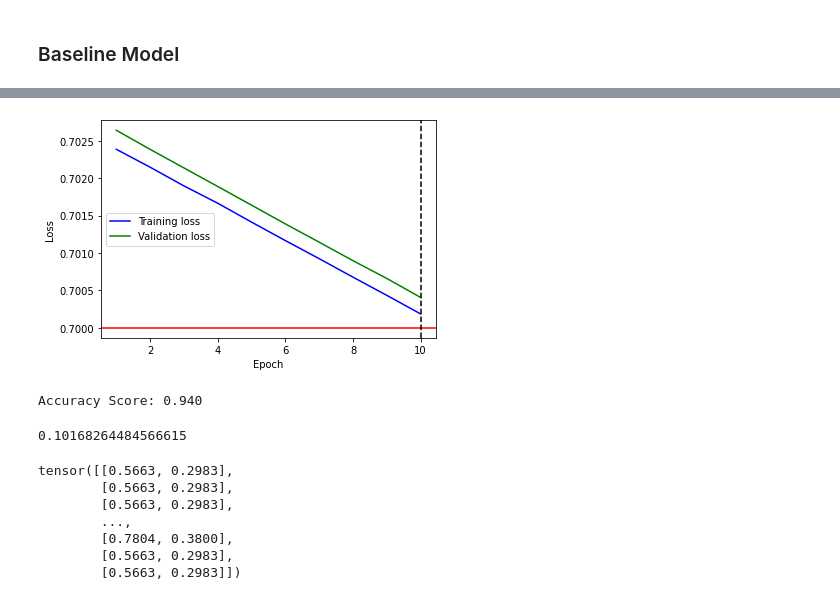
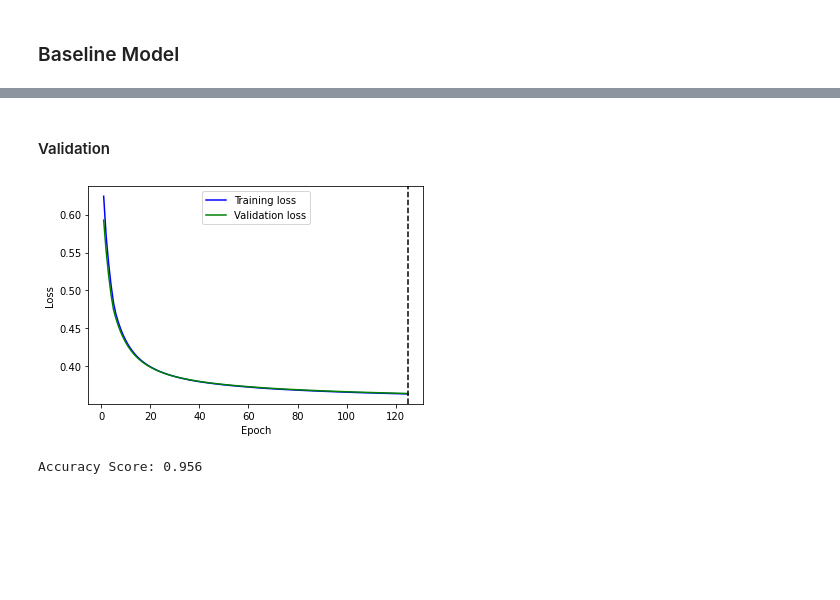
Before and after one commit to umangchaudhry/DSCaseStudy2-Credit-Fraud, a Jupyter notebook: neural_net.ipynb, the cells around one changed output, grey strips where cells are left out. Saved outputs shown, nothing was run; the diff lists cells and outputs as text; code cells hidden in the pictures; blank space fills up the shorter version.

Commit message:
updates to model

```diff
--- a/neural_net.ipynb
+++ b/neural_net.ipynb
@@ -127,7 +131,7 @@ output_d = 2
 model = bmodel(input_d, hidden_d, output_d).to(device)
 
 # define optimizer
-opt = torch.optim.SGD(model.parameters(), lr=1e-4)
+opt = torch.optim.SGD(model.parameters(), lr=1e-3)
 
 # define loss function
 loss_fn = nn.CrossEntropyLoss()
@@ -205,3 +211,3 @@ def fit(num_epochs, model, loss_fn, opt):
 # %%
-out_train_loss, out_validate_loss = fit(10, model, loss_fn, opt)
+out_train_loss, out_validate_loss = fit(125, model, loss_fn, opt)
 # %% [output]
@@ -211,25 +231,27 @@ Best validation loss (10.000): 0.700
+# %% [markdown]
+#### Validation
 # %%
 # plot the training and validation loss: rmse
-plot_data = {'Epoch': list(range(1,11)),
+plot_data = {'Epoch': list(range(1,126)),
              'TrainLoss': [x for x in out_train_loss],
              'ValidateLoss': [x for x in out_validate_loss] }
 
 plot_data = pd.DataFrame(plot_data)
 
 # find the best epoch
 index_min = plot_data['ValidateLoss'].idxmin()
 
 # plot
 plt.plot('Epoch','TrainLoss',data=plot_data,color="blue",label='Training loss')
 plt.plot('Epoch','ValidateLoss',data=plot_data,color="green",label='Validation loss')
-plt.axhline(y=0.7, color='red', linestyle='-')
+#plt.axhline(y=0.7, color='red', linestyle='-')
 plt.axvline(x=index_min+1, color='k', linestyle='--')
 plt.xlabel('Epoch')
 plt.ylabel('Loss')
 plt.legend()
 plt.show()
 # %% [output]
-[figure, old version]
+[figure, new version]
 # %%
 # prediction in the validation set
 model.load_state_dict(torch.load('data/best_nn.pt'))
@@ -245,22 +267,7 @@ for t in preds:
   else:
     ans.append(1)
 # %%
-con_mat = confusion_matrix(validation_Y, ans)
 acc = accuracy_score(validation_Y, ans)
 print("Accuracy Score: %.3f" % (acc))
 # %% [output]
-Accuracy Score: 0.940
+Accuracy Score: 0.956
-# %%
-con_mat[1][0] /(con_mat[1][0] + con_mat[1][1])
-# %% [output]
-0.10168264484566615
-# %%
-preds
-# %% [output]
-tensor([[0.5663, 0.2983],
-        [0.5663, 0.2983],
-        [0.5663, 0.2983],
-        ...,
-        [0.7804, 0.3800],
-        [0.5663, 0.2983],
-        [0.5663, 0.2983]])
```
Also changed, not shown: parts of 49 cells of this notebook.
